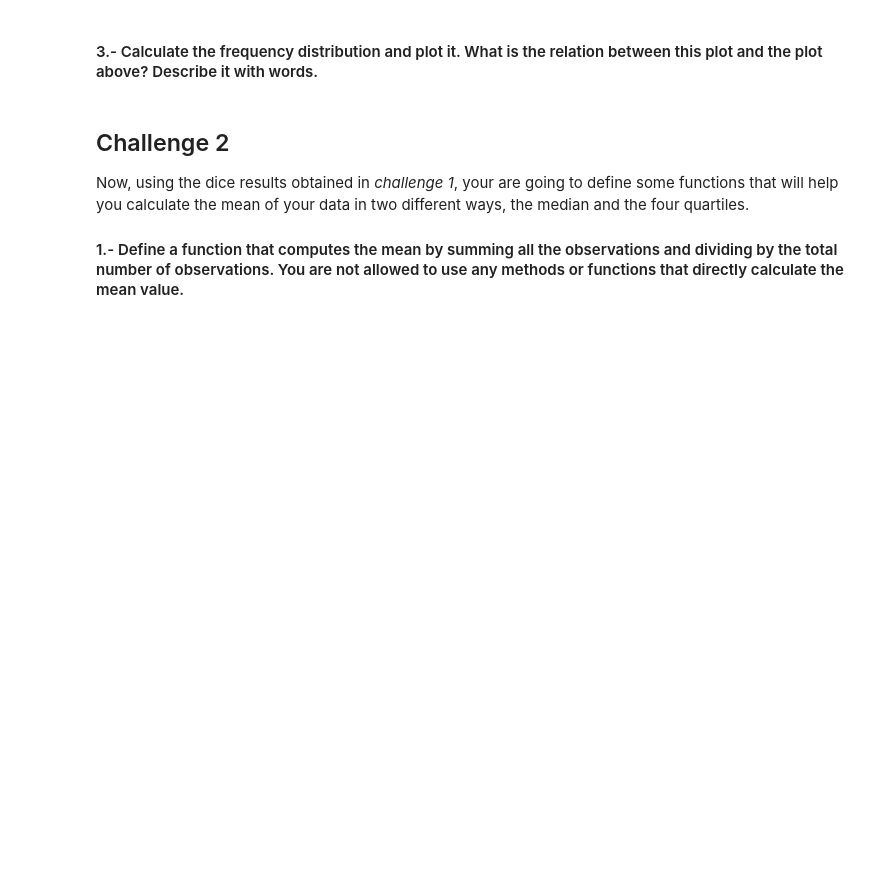
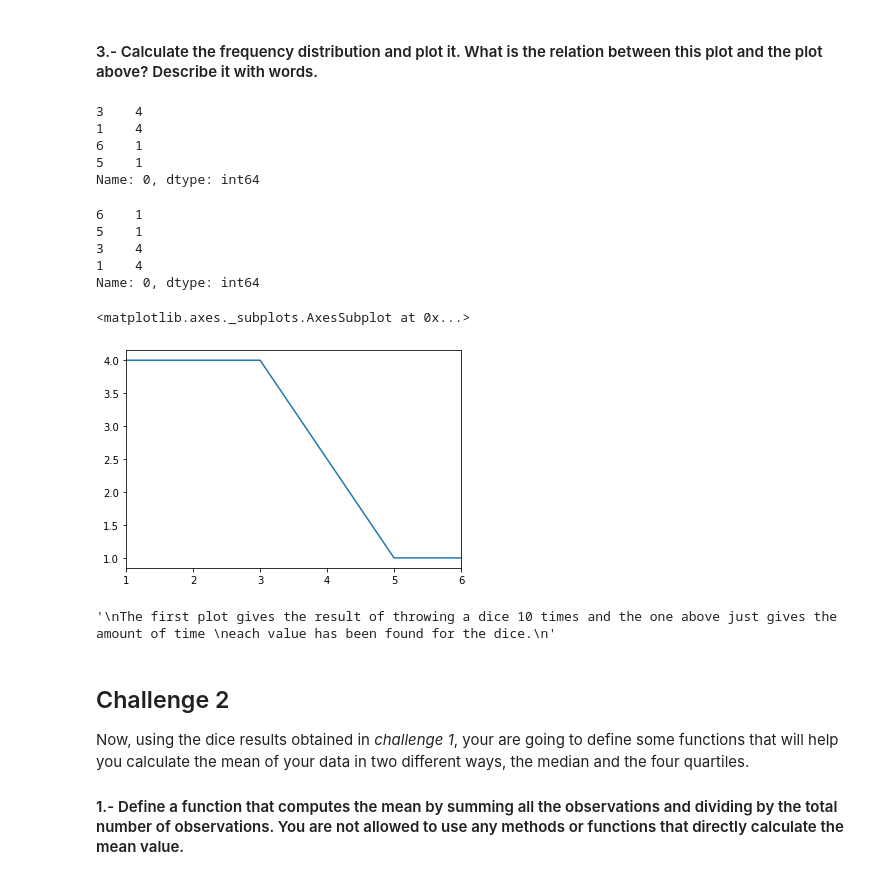
Before and after one commit to ta-data-bcn/descriptive-stats, a Jupyter notebook: your-code/main.ipynb, the cells around one changed output. Drawn from its saved outputs; the diff is of its cells as text; code cells hidden in the pictures; blank space fills up the shorter version.

```diff
--- a/your-code/main.ipynb
+++ b/your-code/main.ipynb
@@ -50,3 +45,35 @@ your comments here
+# %%
+dice_roll_freq = dice_roll[0].value_counts()
+dice_roll_freq
+# %% [output]
+3    4
+1    4
+6    1
+5    1
+Name: 0, dtype: int64
+# %%
+# I sort the frequencies values by ascendent
+dice_roll_freq = dice_roll_freq.sort_values(ascending=True)
+dice_roll_freq
+# %% [output]
+6    1
+5    1
+3    4
+1    4
+Name: 0, dtype: int64
+# %%
+dice_roll_freq.plot()
+# I don't know how to plot an histogram
+# %% [output]
+<matplotlib.axes._subplots.AxesSubplot at 0x...>
+[figure, added]
+# %%
+"""
+The first plot gives the result of throwing a dice 10 times and the one above just gives the amount of time
+each value has been found for the dice.
+"""
+# %% [output]
+'\nThe first plot gives the result of throwing a dice 10 times and the one above just gives the amount of time \neach value has been found for the dice.\n'
 # %% [markdown]
 ## Challenge 2
 Now, using the dice results obtained in *challenge 1*, your are going to define some functions that will help you calculate the mean of your data in two different ways, the median and the four quartiles.
```
Also changed, not shown: parts of 16 cells of this notebook.
